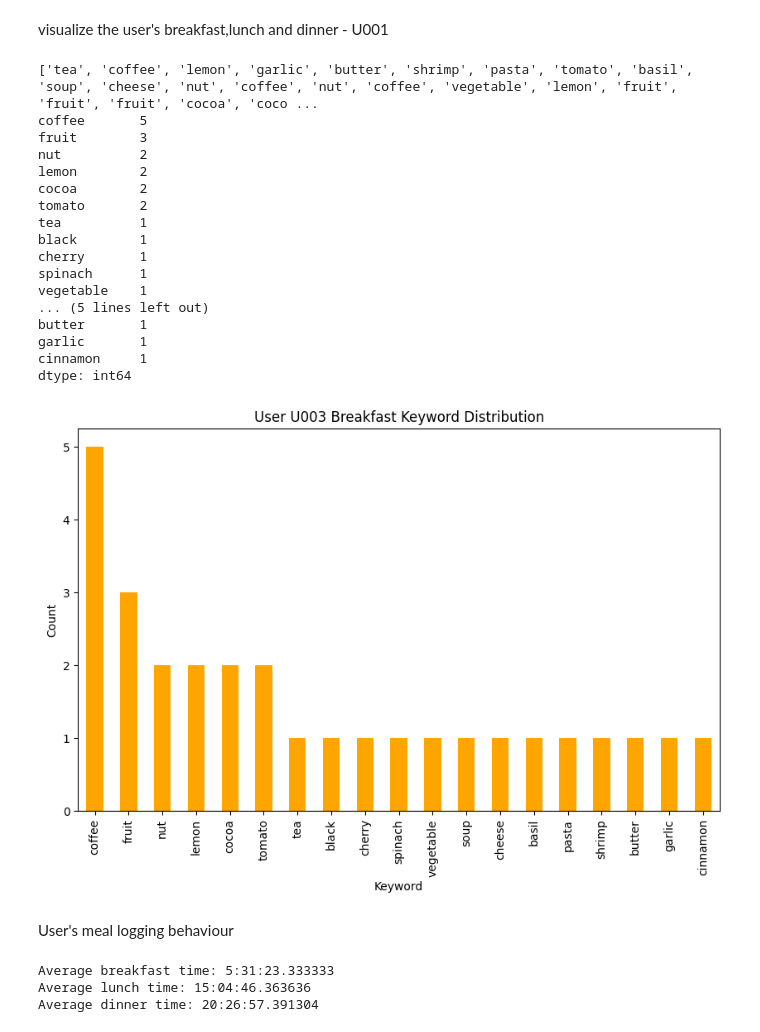
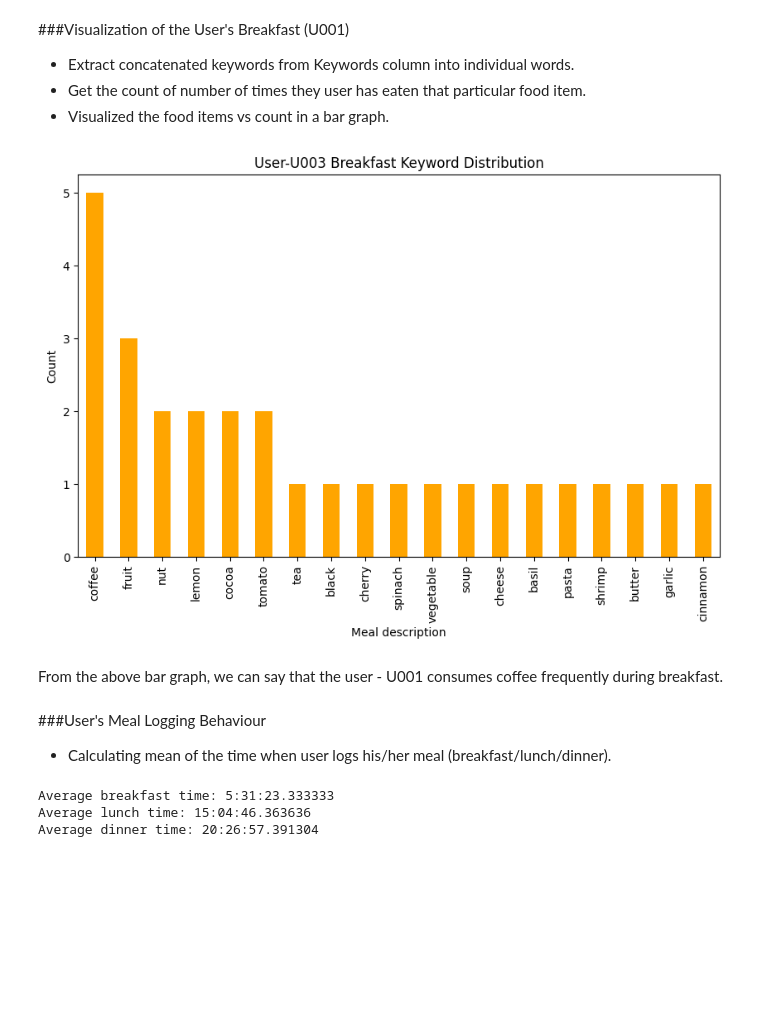
Before and after one commit to ShrutiK23/Meal_Behaviour_Analysis, a Jupyter notebook: Meal_Behaviour_Analysis.ipynb, the cells around one changed output. Cells and saved outputs as stored; diff of their text form; code cells hidden in the pictures; blank space fills up the shorter version.

```diff
--- a/Meal_Behaviour_Analysis.ipynb
+++ b/Meal_Behaviour_Analysis.ipynb
@@ -197,49 +83,40 @@ dtype: object
-# %% [markdown]
-visualize the user's breakfast,lunch and dinner - U001
+# %% [markdown]
+###Visualization of the User's Breakfast (U001)
+
+
+*   Extract concatenated keywords from Keywords column into individual words.
+*   Get the count of number of times they user has eaten that particular food item.
+*   Visualized the food items vs count in a bar graph.
 # %%
 import matplotlib.pyplot as plt
 user_data_breakfast = df[(df['user_id'] == 'U003') & (df['meal_type'] == 'breakfast')]
 
 # Extract keywords during breakfast
 result = []
-
 for item in user_data_breakfast['Keywords']:
         if isinstance(item, str):
             result.extend(item.split(','))
 
 result = [item for item in result if item != '']
-print(result)
 # Create a DataFrame for breakfast keywords and their counts
 breakfast_keywords_counts = pd.Series(result).value_counts()
-print(breakfast_keywords_counts)
+
 # Visualize breakfast keyword distribution
 plt.figure(figsize=(10, 6))
 breakfast_keywords_counts.plot(kind='bar', color='orange')
-plt.title(f'User U003 Breakfast Keyword Distribution')
-plt.xlabel('Keyword')
+plt.title(f'User-U003 Breakfast Keyword Distribution')
+plt.xlabel('Meal description')
 plt.ylabel('Count')
 plt.show()
 # %% [output]
-['tea', 'coffee', 'lemon', 'garlic', 'butter', 'shrimp', 'pasta', 'tomato', 'basil', 'soup', 'cheese', 'nut', 'coffee', 'nut', 'coffee', 'vegetable', 'lemon', 'fruit', 'fruit', 'fruit', 'cocoa', 'coco ...
-coffee       5
-fruit        3
-nut          2
-lemon        2
-cocoa        2
-tomato       2
-tea          1
-black        1
-cherry       1
-spinach      1
-vegetable    1
-... (5 lines left out)
-butter       1
-garlic       1
-cinnamon     1
-dtype: int64
-[figure, old version]
+[figure, new version]
-# %% [markdown]
-User's meal logging behaviour
+# %% [markdown]
+From the above bar graph, we can say that the user - U001 consumes coffee frequently during breakfast.
+# %% [markdown]
+###User's Meal Logging Behaviour
+
+
+*   Calculating mean of the time when user logs his/her meal (breakfast/lunch/dinner).
 # %%
 import datetime
 from datetime import timedelta
```
Also changed, not shown: parts of 27 cells of this notebook.
